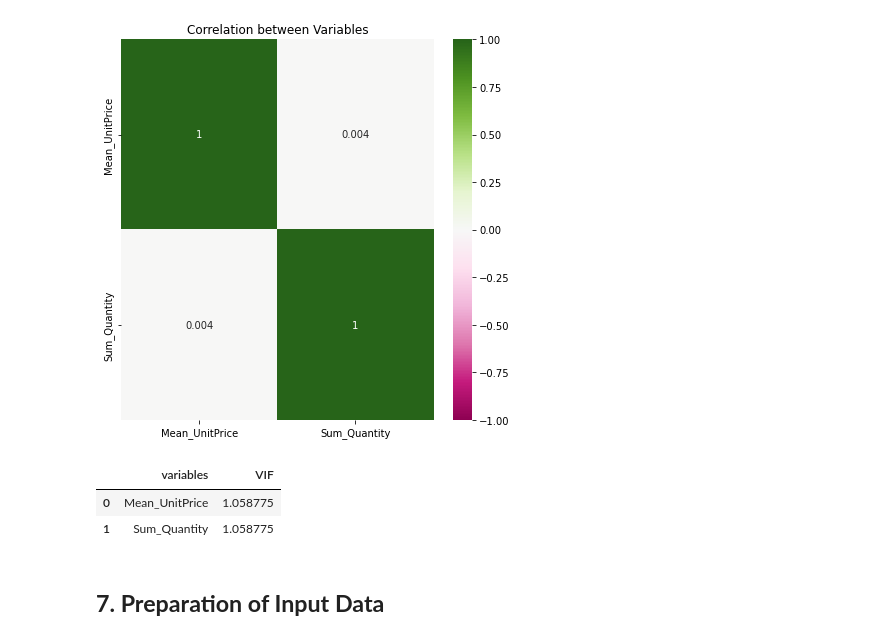
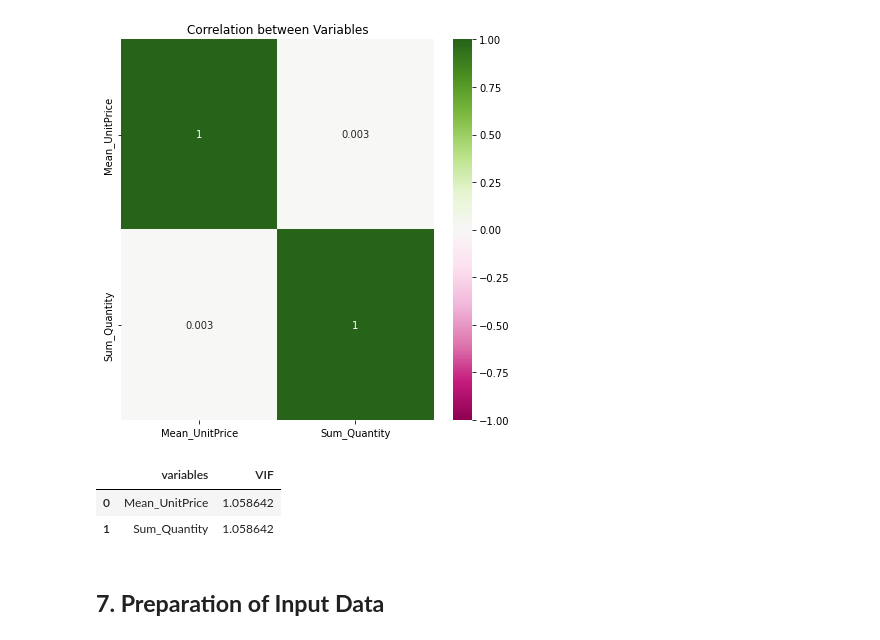
Before and after one commit to prabirdeb/Customer-Segmentation, a Jupyter notebook: Online_Retail_Customer_Segmentation.ipynb, the cells around one changed output. Saved outputs shown, nothing was run; the diff lists cells and outputs as text; code cells hidden in the pictures.

```diff
--- a/Online_Retail_Customer_Segmentation.ipynb
+++ b/Online_Retail_Customer_Segmentation.ipynb
@@ -270,8 +260,8 @@ customer_df_clean.describe()
 | 75% | 12.000000 | 3.750000 | 16791.000000 |
 | max | 80995.000000 | 8142.750000 | 18287.000000 |
 # %%
-# There are zero values in unit price column. Removing the rows with near zero values in unit price
-customer_df_clean=customer_df_clean[(customer_df_clean.UnitPrice>0.1)]
+# There are zero values in unit price column. Removing the rows with zero values in unit price
+customer_df_clean=customer_df_clean[(customer_df_clean.UnitPrice>0)]
 # %%
 customer_df_clean.describe()
 # %% [output]
@@ -352,8 +337,6 @@ From the combination of average unit price and average quantity, we can understa
 As the dataset is only for 10 months, we can consider all experiences as recent (Recency)
 # %%
 customer_df_clean=customer_df_clean.groupby('CustomerID').agg({'UnitPrice':'mean', 'Quantity':'sum'}).reset_index()
-# %%
-customer_df_clean.drop(['CustomerID'], axis=1, inplace=True)
 # %%
 customer_df_clean.rename(columns={'UnitPrice': 'Mean_UnitPrice',
                          'Quantity': 'Sum_Quantity'}, inplace=True)
@@ -471,11 +447,11 @@ def calc_vif(X):
 
     return(vif)
 # %%
-calc_vif(customer_df_clean[[i for i in customer_df_clean.describe().columns if i not in ['views']]])
+calc_vif(customer_df_clean[[i for i in customer_df_clean.describe().columns if i not in ['CustomerID']]])
 # %% [output]
 |  | variables | VIF |
-| 0 | Mean_UnitPrice | 1.058775 |
-| 1 | Sum_Quantity | 1.058775 |
+| 0 | Mean_UnitPrice | 1.058642 |
+| 1 | Sum_Quantity | 1.058642 |
 # %%
 # All the VIF are below 10
 # Thus there is no problem of multicolinearity and no need to remove any feature
```
Also changed, not shown: parts of 42 cells of this notebook.
